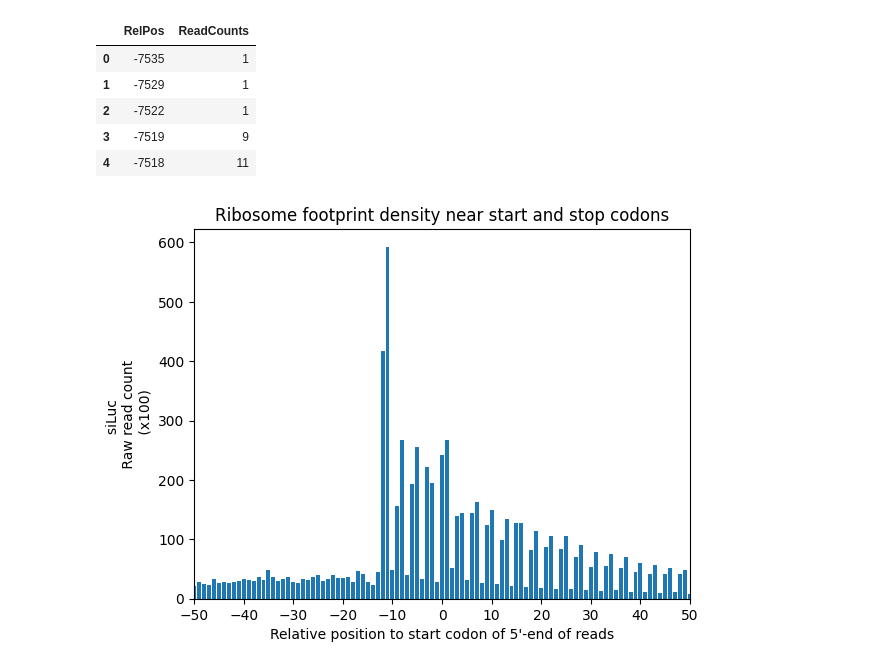
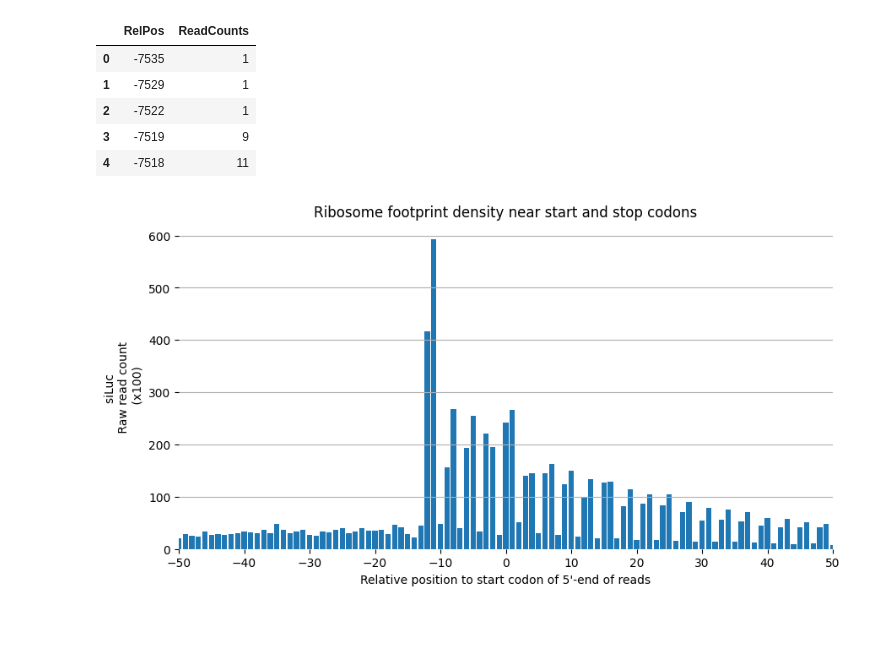
Before and after one commit to young5454/SNU-BI1, a Jupyter notebook: CoLab_TermProj_2024_2.ipynb, the cells around one changed output. Drawn from its saved outputs; the diff is of its cells as text; code cells hidden in the pictures; blank space fills up the shorter version.

Commit message:
Grids, axis, ticks, and ratio change

```diff
--- a/CoLab_TermProj_2024_2.ipynb
+++ b/CoLab_TermProj_2024_2.ipynb
@@ -287,19 +287,31 @@ merged_data.head()
 # %%
 import matplotlib.pyplot as plt
 
+# Set figure size
+plt.figure(figsize=(10, 5))
+
 # Create a bar plot
 plt.bar(merged_data['RelPos'], merged_data['ReadCounts'] / 100)
+
+# Remove the box surrounding the plot
+plt.box(on=None)
+
+# Add horizontal grid lines
+plt.grid(axis='y')
+
+# Remove ticks from both axes
+plt.tick_params(axis='both', which='both', bottom=False, left=False)
 
 # x-axis
 plt.xlim((-50, 50))
 plt.xticks(range(-50, 51, 10))
 
 # Add labels and title
 plt.xlabel('Relative position to start codon of 5\'-end of reads')
 plt.ylabel('siLuc \n Raw read count \n (x100)')
 plt.title('Ribosome footprint density near start and stop codons')
 
 # Show the plot
 plt.show()
 # %% [output]
-[figure, old version]
+[figure, new version]
```
